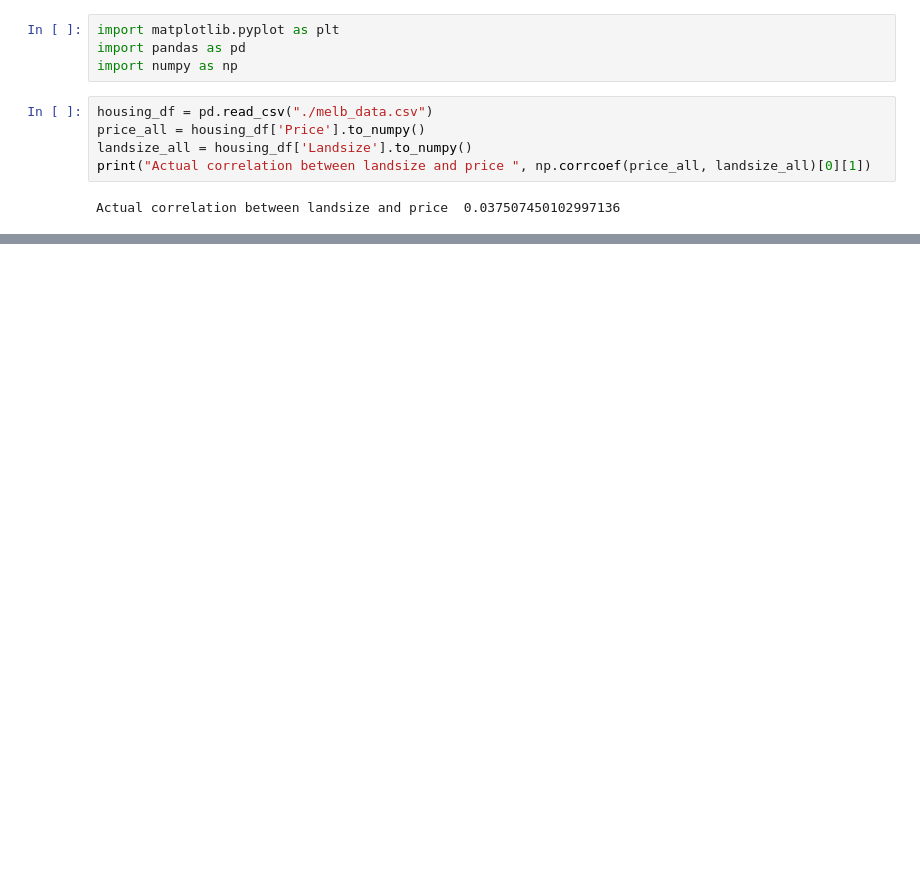
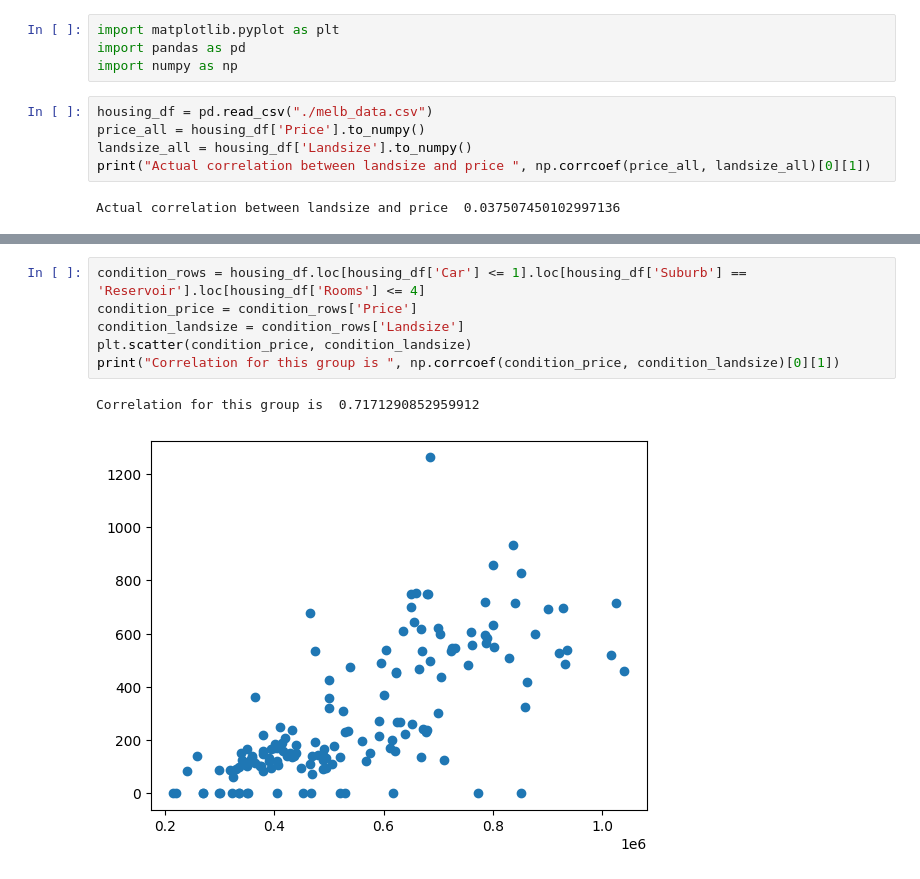
Before and after one commit to adityachandla/emmProject, a Jupyter notebook: VerifyFindings.ipynb, the cells around one changed output, grey strips where cells are left out. Cells and saved outputs as stored; diff of their text form; blank space fills up the shorter version.

```diff
--- a/VerifyFindings.ipynb
+++ b/VerifyFindings.ipynb
@@ -27,0 +30,9 @@ Correlation for this group is  0.729907553660365
+# %%
+condition_rows = housing_df.loc[housing_df['Car'] <= 1].loc[housing_df['Suburb'] == 'Reservoir'].loc[housing_df['Rooms'] <= 4]
+condition_price = condition_rows['Price']
+condition_landsize = condition_rows['Landsize']
+plt.scatter(condition_price, condition_landsize)
+print("Correlation for this group is ", np.corrcoef(condition_price, condition_landsize)[0][1])
+# %% [output]
+Correlation for this group is  0.7171290852959912
+[figure, added]
```
Also changed, not shown: parts of 5 cells of this notebook, 1 other file.
